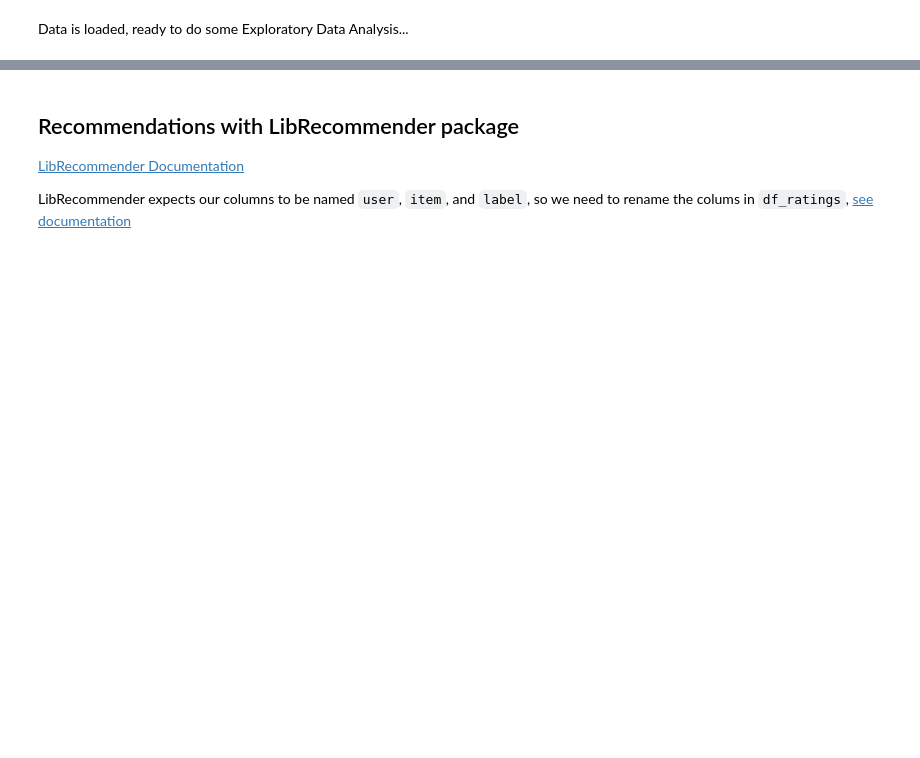
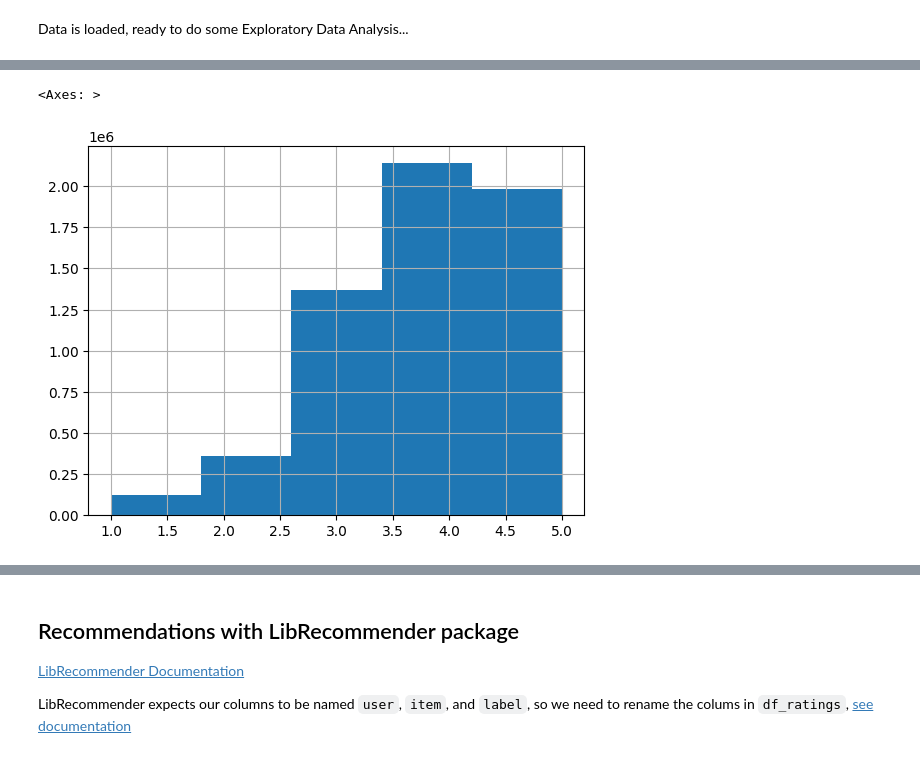
Before and after one commit to nextwit-martonhorvath/abs-dsmarketing, a Jupyter notebook: notebook.ipynb, the cells around one changed output, grey strips where cells are left out. Saved outputs shown, nothing was run; the diff lists cells and outputs as text; code cells hidden in the pictures; blank space fills up the shorter version.

```diff
--- a/notebook.ipynb
+++ b/notebook.ipynb
@@ -29,0 +78,5 @@ Data is loaded, ready to do some Exploratory Data Analysis...
+# %%
+df_ratings['rating'].hist(bins=5)
+# %% [output]
+<Axes: >
+[figure, added]
```
Also changed, not shown: parts of 19 cells of this notebook, 4 other files.
